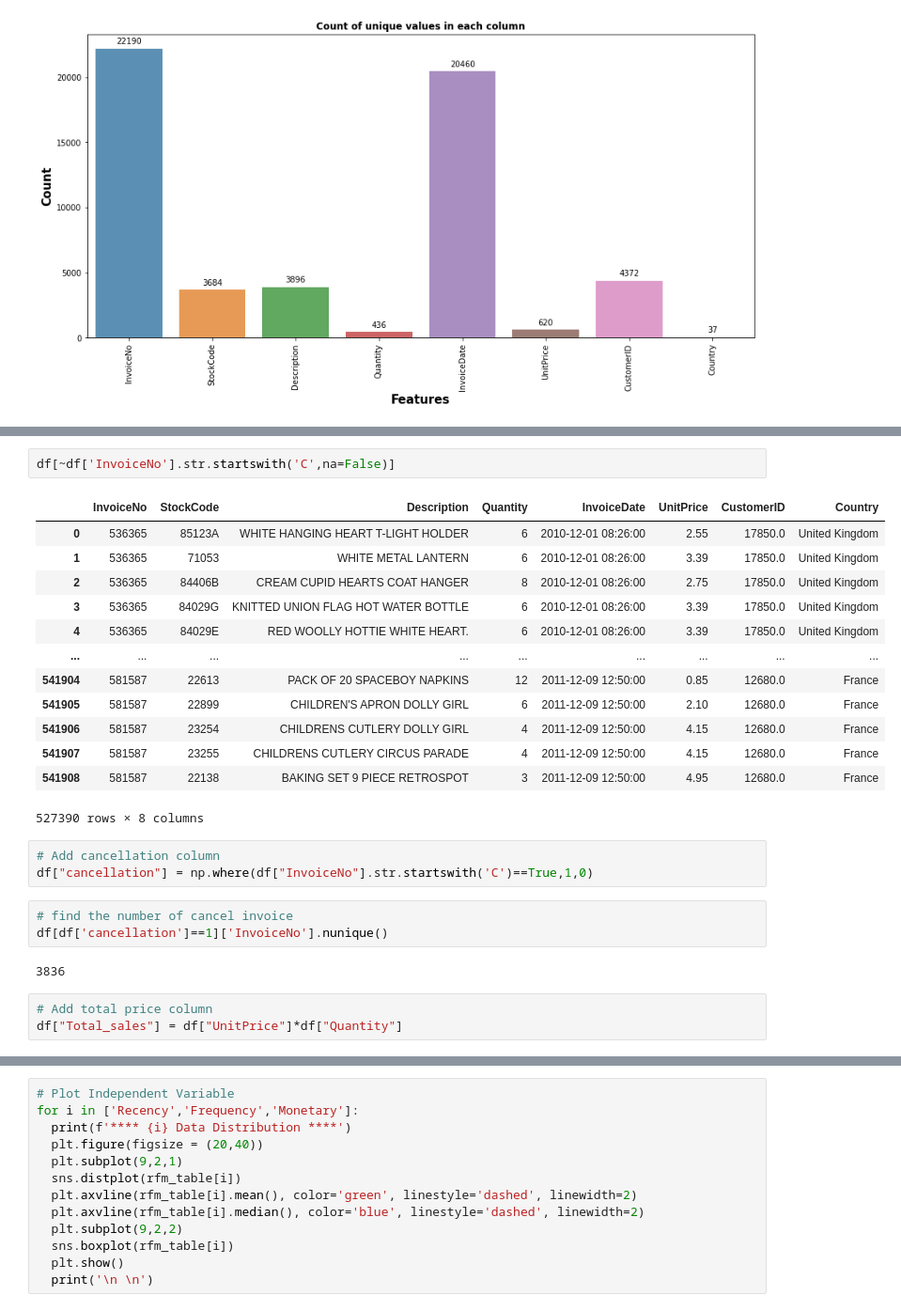
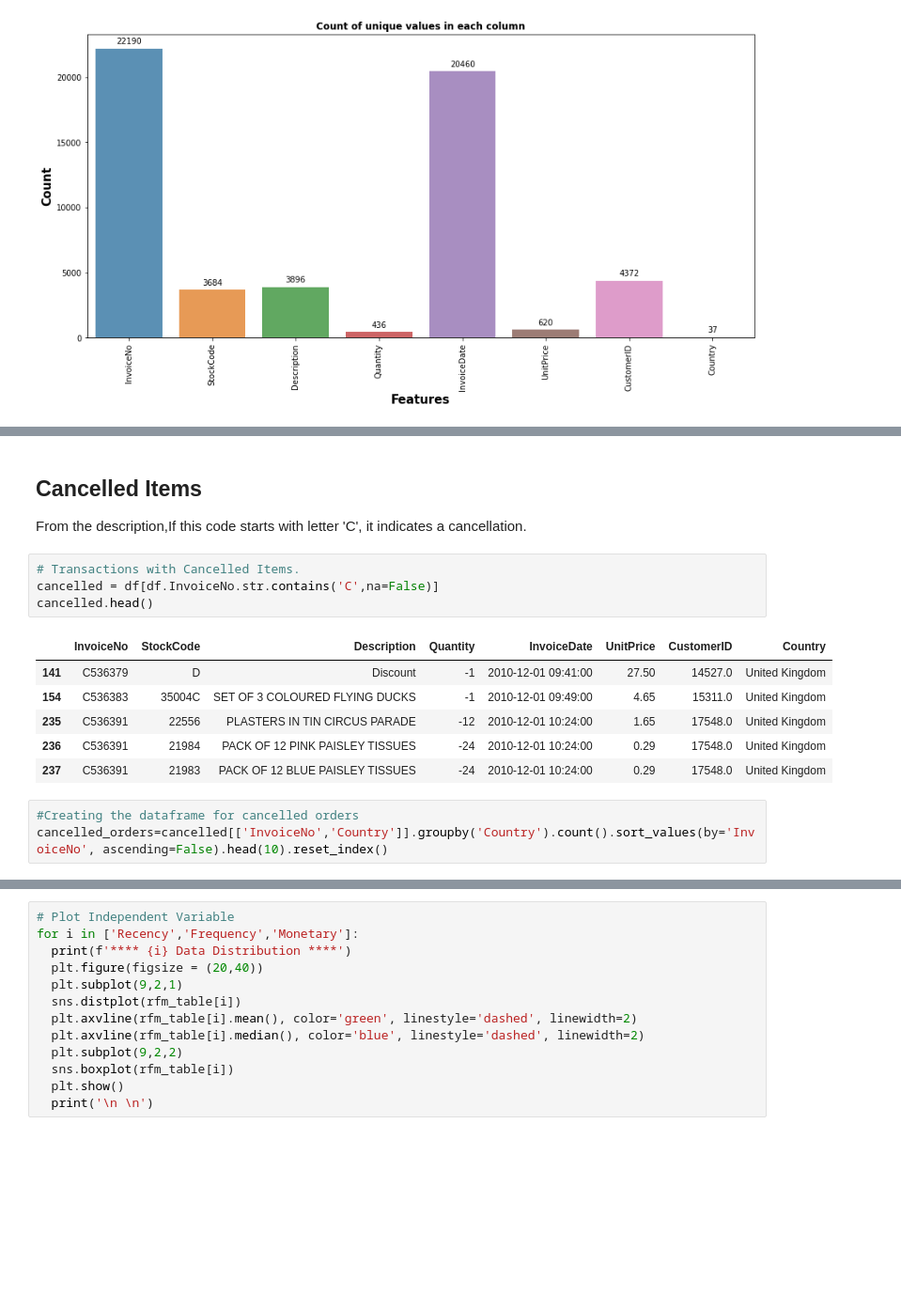
Before and after one commit to solankinitin1210/Capstone-Online-Retail-Customer-Segmentation, a Jupyter notebook: Online_Retail_Customer_Segmentation_Capstone_Project.ipynb, the cells around one changed output, grey strips where cells are left out. Shown at 94% size. Cells and saved outputs as stored; diff of their text form; blank space fills up the shorter version.

```diff
--- a/Online_Retail_Customer_Segmentation_Capstone_Project.ipynb
+++ b/Online_Retail_Customer_Segmentation_Capstone_Project.ipynb
@@ -288,27 +395,18 @@ plt.show()
+# %% [markdown]
+## **Cancelled Items**
+
+From the description,If this code starts with letter 'C', it indicates a cancellation.
 # %%
-df[~df['InvoiceNo'].str.startswith('C',na=False)]
+# Transactions with Cancelled Items.
+cancelled = df[df.InvoiceNo.str.contains('C',na=False)]
+cancelled.head()
 # %% [output]
 |  | InvoiceNo | StockCode | Description | Quantity | InvoiceDate | UnitPrice | CustomerID | Country |
-| 0 | 536365 | 85123A | WHITE HANGING HEART T-LIGHT HOLDER | 6 | 2010-12-01 08:26:00 | 2.55 | 17850.0 | United Kingdom |
-| 1 | 536365 | 71053 | WHITE METAL LANTERN | 6 | 2010-12-01 08:26:00 | 3.39 | 17850.0 | United Kingdom |
-| 2 | 536365 | 84406B | CREAM CUPID HEARTS COAT HANGER | 8 | 2010-12-01 08:26:00 | 2.75 | 17850.0 | United Kingdom |
-| 3 | 536365 | 84029G | KNITTED UNION FLAG HOT WATER BOTTLE | 6 | 2010-12-01 08:26:00 | 3.39 | 17850.0 | United Kingdom |
-| 4 | 536365 | 84029E | RED WOOLLY HOTTIE WHITE HEART. | 6 | 2010-12-01 08:26:00 | 3.39 | 17850.0 | United Kingdom |
-| ... | ... | ... | ... | ... | ... | ... | ... | ... |
-| 541904 | 581587 | 22613 | PACK OF 20 SPACEBOY NAPKINS | 12 | 2011-12-09 12:50:00 | 0.85 | 12680.0 | France |
-| 541905 | 581587 | 22899 | CHILDREN'S APRON DOLLY GIRL | 6 | 2011-12-09 12:50:00 | 2.10 | 12680.0 | France |
-| 541906 | 581587 | 23254 | CHILDRENS CUTLERY DOLLY GIRL | 4 | 2011-12-09 12:50:00 | 4.15 | 12680.0 | France |
-| 541907 | 581587 | 23255 | CHILDRENS CUTLERY CIRCUS PARADE | 4 | 2011-12-09 12:50:00 | 4.15 | 12680.0 | France |
-| 541908 | 581587 | 22138 | BAKING SET 9 PIECE RETROSPOT | 3 | 2011-12-09 12:50:00 | 4.95 | 12680.0 | France |
+| 141 | C536379 | D | Discount | -1 | 2010-12-01 09:41:00 | 27.50 | 14527.0 | United Kingdom |
+| 154 | C536383 | 35004C | SET OF 3 COLOURED FLYING DUCKS | -1 | 2010-12-01 09:49:00 | 4.65 | 15311.0 | United Kingdom |
+| 235 | C536391 | 22556 | PLASTERS IN TIN CIRCUS PARADE | -12 | 2010-12-01 10:24:00 | 1.65 | 17548.0 | United Kingdom |
+| 236 | C536391 | 21984 | PACK OF 12 PINK PAISLEY TISSUES | -24 | 2010-12-01 10:24:00 | 0.29 | 17548.0 | United Kingdom |
+| 237 | C536391 | 21983 | PACK OF 12 BLUE PAISLEY TISSUES | -24 | 2010-12-01 10:24:00 | 0.29 | 17548.0 | United Kingdom |
-527390 rows × 8 columns
-# %%
-# Add cancellation column
-df["cancellation"] = np.where(df["InvoiceNo"].str.startswith('C')==True,1,0)
-# %%
-# find the number of cancel invoice
-df[df['cancellation']==1]['InvoiceNo'].nunique()
-# %% [output]
-3836
-# %%
-# Add total price column
-df["Total_sales"] = df["UnitPrice"]*df["Quantity"]
+# %%
+#Creating the dataframe for cancelled orders
+cancelled_orders=cancelled[['InvoiceNo','Country']].groupby('Country').count().sort_values(by='InvoiceNo', ascending=False).head(10).reset_index()
```
Also changed, not shown: parts of 84 cells of this notebook.
